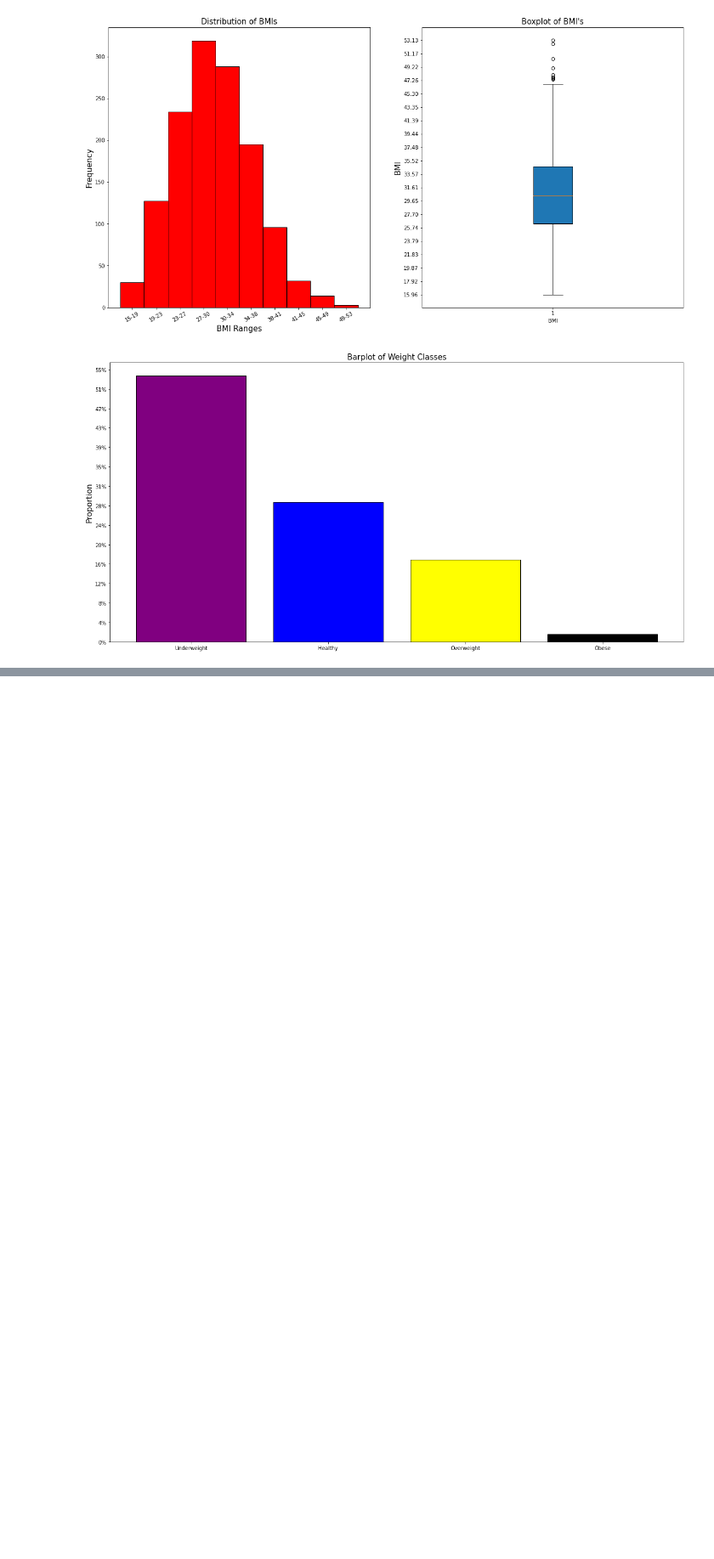
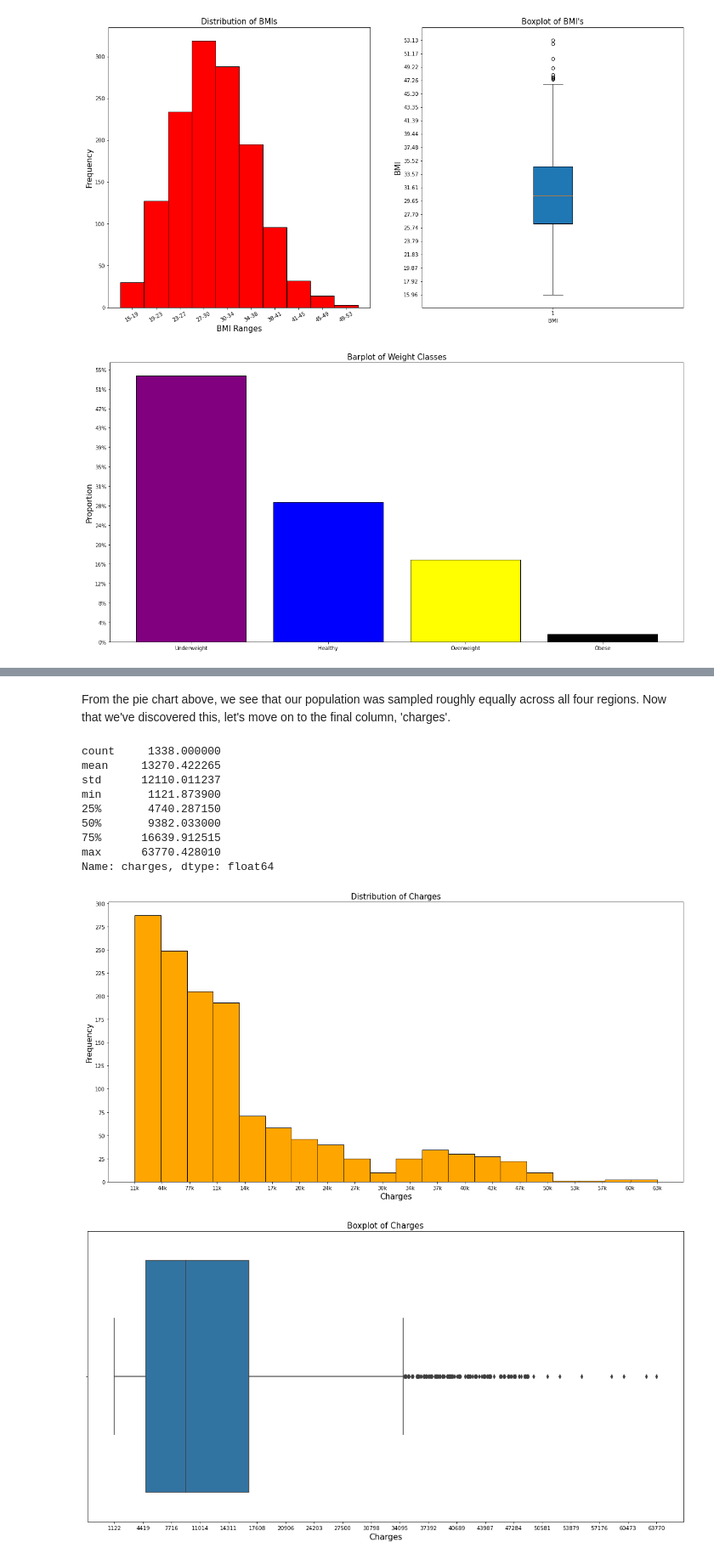
Before and after one commit to AbdullaK123/Portfolio, a Jupyter notebook: Medical_Insurance_Project.ipynb, the cells around one changed output, grey strips where cells are left out. Shown at 85% size. Saved outputs shown, nothing was run; the diff lists cells and outputs as text; code cells hidden in the pictures; blank space fills up the shorter version.

```diff
--- a/Medical_Insurance_Project.ipynb
+++ b/Medical_Insurance_Project.ipynb
@@ -181,0 +251,47 @@ Name: bmi, dtype: float64
+# %% [markdown]
+From the pie chart above, we see that our population was sampled roughly equally across all four regions. Now that we've discovered this, let's move on to the final column, 'charges'.
+# %%
+print(df['charges'].describe())
+
+m=df['charges'].min()
+M=df['charges'].max()
+
+ax=plt.subplot()
+plt.hist(df['charges'],histtype='bar',edgecolor='black',color='orange', bins=20)
+plt.xlabel('Charges',fontsize=15)
+plt.ylabel('Frequency',fontsize=15)
+plt.title('Distribution of Charges',fontsize=15)
+ax.set_yticks(np.arange(0,325,25))
+ticks=np.linspace(m,M,20)
+labels=[]
+
+for tick in ticks:
+    l=str(tick)
+    l=l[:2]+'k'
+    labels.append(l)
+
+ax.set_xticks(ticks)
+ax.set_xticklabels(labels)
+
+plt.show()
+plt.clf()
+
+ax2=plt.subplot()
+sns.boxplot(data=df,x='charges')
+ticks=[np.round(x,2) for x in np.linspace(m,M,20)]
+ax2.set_xticks(ticks)
+plt.title('Boxplot of Charges',fontsize=15)
+plt.xlabel('Charges',fontsize=15)
+plt.show()
+# %% [output]
+count     1338.000000
+mean     13270.422265
+std      12110.011237
+min       1121.873900
+25%       4740.287150
+50%       9382.033000
+75%      16639.912515
+max      63770.428010
+Name: charges, dtype: float64
+[figure, added]
+[figure, added]
```
Also changed, not shown: parts of 15 cells of this notebook.
